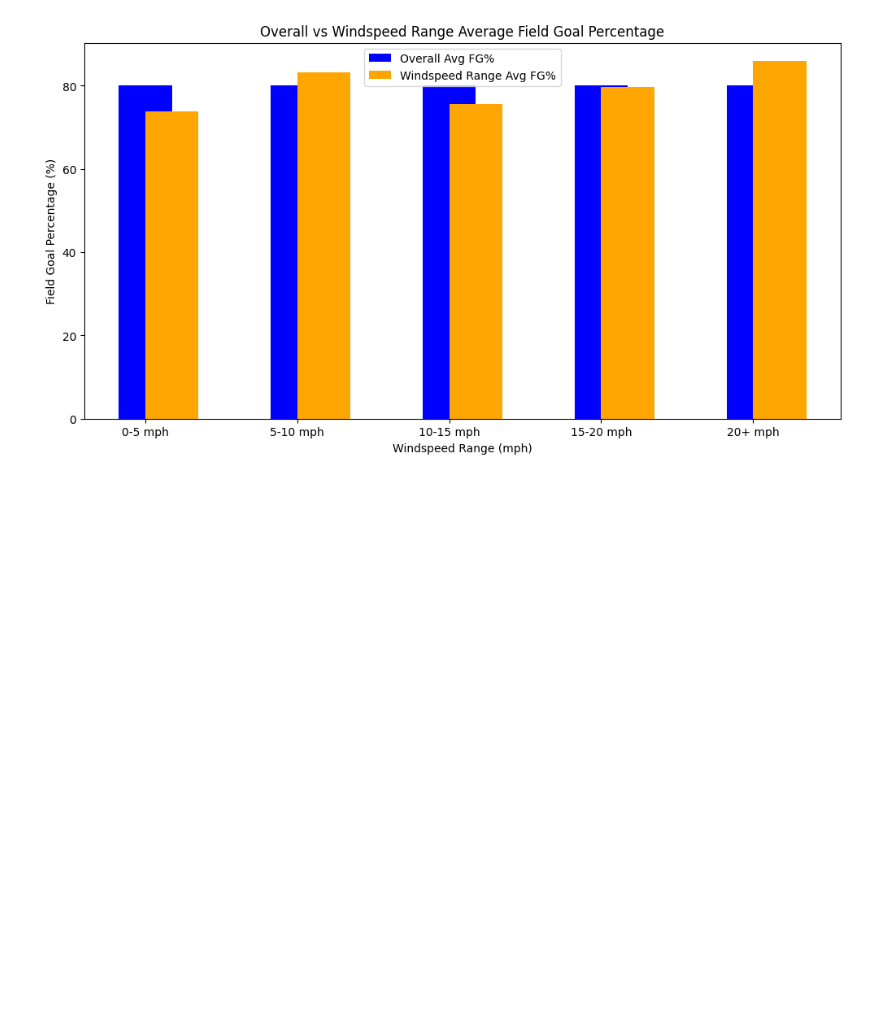
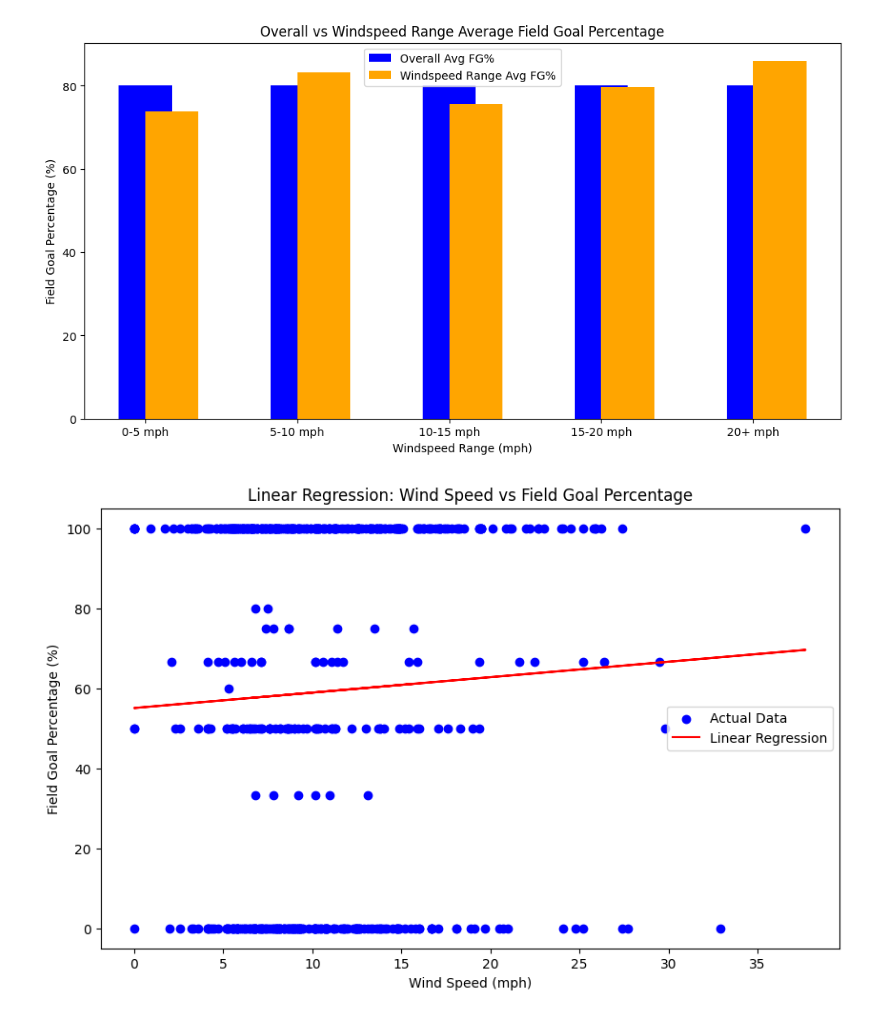
Before and after one commit to bgwarren1/BSA-BIG10, a Jupyter notebook: notebooks/Kicking_Analysis/Wind_Speed/all4_kicking_wind.ipynb, the cells around one changed output. Drawn from its saved outputs; the diff is of its cells as text; code cells hidden in the pictures; blank space fills up the shorter version.

Commit message:
Updated kicking wind speeds

```diff
--- a/notebooks/Kicking_Analysis/Wind_Speed/all4_kicking_wind.ipynb
+++ b/notebooks/Kicking_Analysis/Wind_Speed/all4_kicking_wind.ipynb
@@ -205,3 +208,30 @@ plt.legend()
 plt.show()
 # %% [output]
 [figure]
+# %%
+from sklearn.linear_model import LinearRegression
+import numpy as np
+
+
+# Prepare the data for linear regression
+X_wind = combined_kicking['windspeed_mph'].values.reshape(-1, 1)  # Reshape to fit the model
+y_fg_wind = combined_kicking['fg_percentage']
+
+# Create and fit the linear regression model
+model_wind = LinearRegression()
+model_wind.fit(X_wind, y_fg_wind)
+
+# Predict using the model
+y_pred_wind = model_wind.predict(X_wind)
+
+# Plot the results
+plt.figure(figsize=(10, 6))
+plt.scatter(combined_kicking['windspeed_mph'], y_fg_wind, color='blue', label='Actual Data')
+plt.plot(combined_kicking['windspeed_mph'], y_pred_wind, color='red', label='Linear Regression')
+plt.xlabel('Wind Speed (mph)')
+plt.ylabel('Field Goal Percentage (%)')
+plt.title('Linear Regression: Wind Speed vs Field Goal Percentage')
+plt.legend()
+plt.show()
+# %% [output]
+[figure, added]
```
Also changed, not shown: parts of 1 cell of this notebook, 4 other files.
